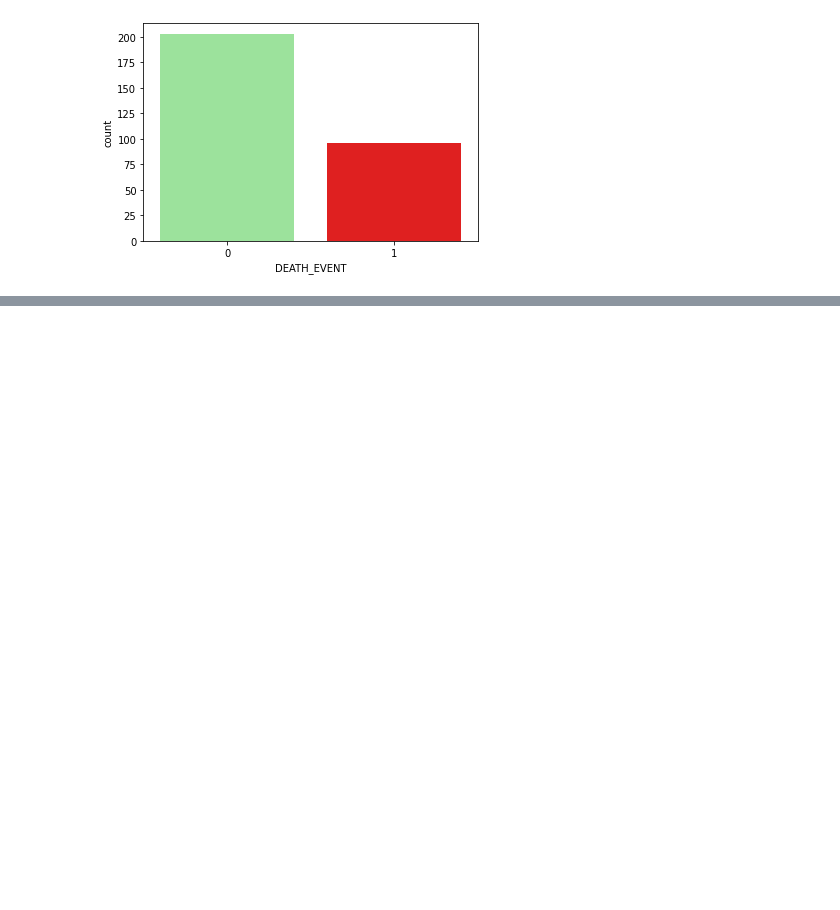
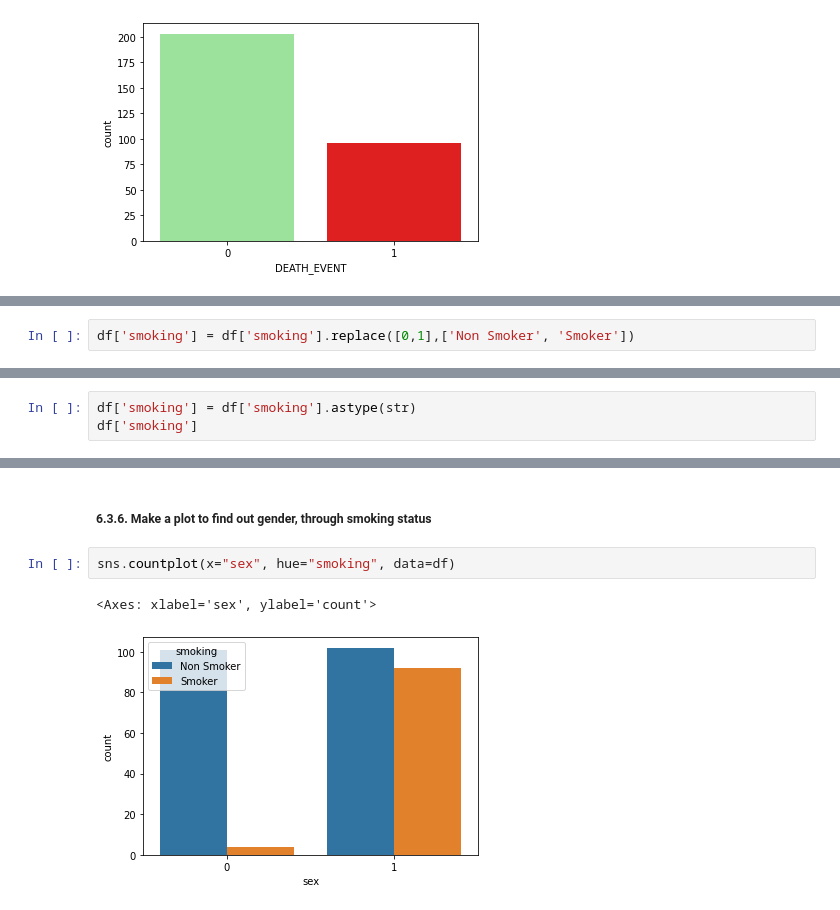
Before and after one commit to fauzan264/dataset-analysis-heart-failure, a Jupyter notebook: main.ipynb, the cells around one changed output, grey strips where cells are left out. Cells and saved outputs as stored; diff of their text form; blank space fills up the shorter version.

Commit message:
Finding Gender by Smoking or Not

```diff
--- a/main.ipynb
+++ b/main.ipynb
@@ -135,0 +163,2 @@ insight:<br/>
+# %%
+df['smoking'] = df['smoking'].replace([0,1],['Non Smoker', 'Smoker'])
@@ -135,0 +175,3 @@ insight:<br/>
+# %%
+df['smoking'] = df['smoking'].astype(str)
+df['smoking']
@@ -135,0 +191,7 @@ insight:<br/>
+# %% [markdown]
+<h5>6.3.6. Make a plot to find out gender, through smoking status</h5>
+# %%
+sns.countplot(x="sex", hue="smoking", data=df)
+# %% [output]
+<Axes: xlabel='sex', ylabel='count'>
+[figure, added]
```
Also changed, not shown: parts of 21 cells of this notebook.
